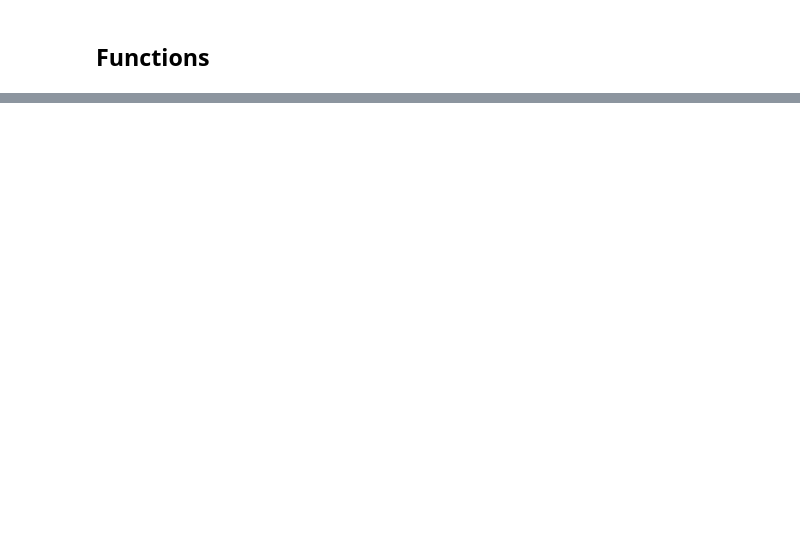
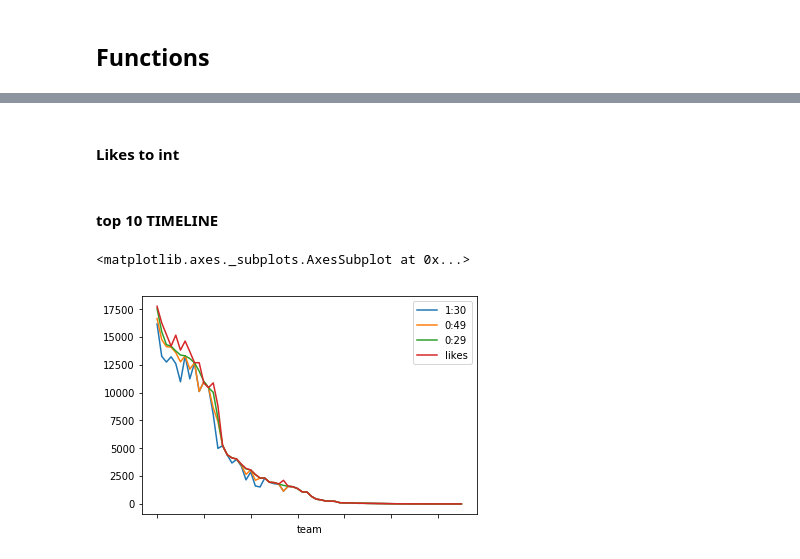
Before and after one commit to driankus/youtube-UpVote-tracker, a Jupyter notebook: scrapperBS4.ipynb, the cells around one changed output, grey strips where cells are left out. Drawn from its saved outputs; the diff is of its cells as text; code cells hidden in the pictures; blank space fills up the shorter version.

Commit message:
updated tracker

```diff
--- a/scrapperBS4.ipynb
+++ b/scrapperBS4.ipynb
@@ -192,0 +75,2 @@ a[0].text
+# %%
+tracker = pd.read_csv("videoLikesTracker.csv")
@@ -192,0 +96,4 @@ a[0].text
+# %%
+lastVote = 'likes'
+tracker.columns = ['team','url', '1:30', '0:49', '0:29', lastVote]
+tracker[['team', lastVote]]
@@ -192,0 +144,9 @@ a[0].text
+# %% [markdown]
+#### Likes to int
+# %%
+tracker = tracker[np.isfinite(tracker.likes)]
+# len(tracker)
+tracker.likes = tracker.likes.astype(int)
+#df.a = df.a.astype
+# %% [markdown]
+#### top 10 TIMELINE
@@ -192,0 +155,9 @@ a[0].text
+# %%
+# tracker[lastVote].head(10).plot(kind='line')
+# df.loc[df['column_name'] == some_value]
+#df.loc[(df['column_name'] == some_value) & df['other_column'].isin(some_values)]
+
+tracker.groupby('likes').head(10).set_index('team').plot()
+# %% [output]
+<matplotlib.axes._subplots.AxesSubplot at 0x...>
+[figure, added]
```
Also changed, not shown: parts of 50 cells of this notebook, 23 other files.
